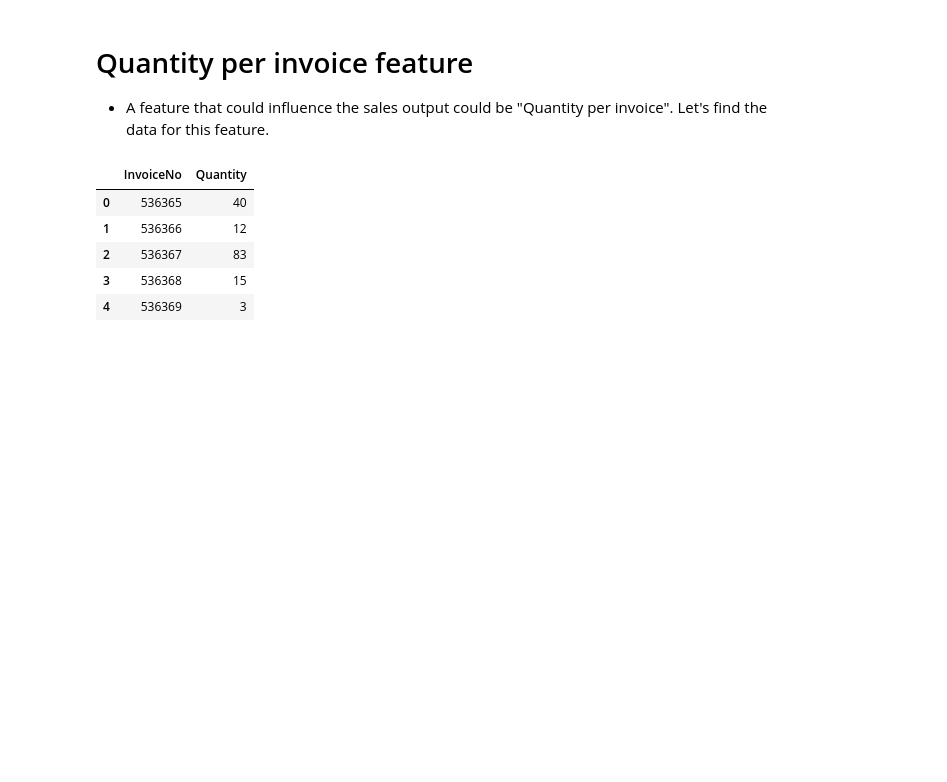
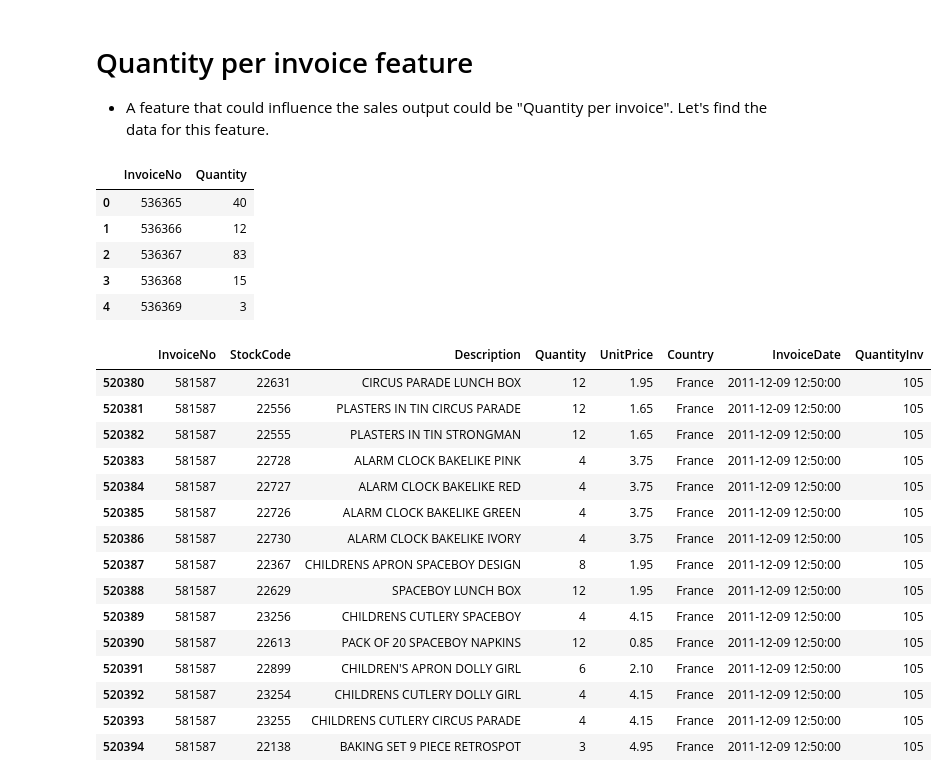
Before and after one commit to AmirMotefaker/Predicting-Sales-Ecommerce, a Jupyter notebook: predicting-sales-ecommerce.ipynb, the cells around one changed output. Saved outputs shown, nothing was run; the diff lists cells and outputs as text; code cells hidden in the pictures; blank space fills up the shorter version.

```diff
--- a/predicting-sales-ecommerce.ipynb
+++ b/predicting-sales-ecommerce.ipynb
@@ -615,3 +615,25 @@ df_join.head()
 | 2 | 536367 | 83 |
 | 3 | 536368 | 15 |
 | 4 | 536369 | 3 |
+# %%
+df_clean['InvoiceDate'] = df_clean.index
+df_clean = df_clean.merge(df_join, how='left', on='InvoiceNo')
+df_clean = df_clean.rename(columns={'Quantity_x' : 'Quantity', 'Quantity_y' : 'QuantityInv'})
+df_clean.tail(15)
+# %% [output]
+|  | InvoiceNo | StockCode | Description | Quantity | UnitPrice | Country | InvoiceDate | QuantityInv |
+| 520380 | 581587 | 22631 | CIRCUS PARADE LUNCH BOX | 12 | 1.95 | France | 2011-12-09 12:50:00 | 105 |
+| 520381 | 581587 | 22556 | PLASTERS IN TIN CIRCUS PARADE | 12 | 1.65 | France | 2011-12-09 12:50:00 | 105 |
+| 520382 | 581587 | 22555 | PLASTERS IN TIN STRONGMAN | 12 | 1.65 | France | 2011-12-09 12:50:00 | 105 |
+| 520383 | 581587 | 22728 | ALARM CLOCK BAKELIKE PINK | 4 | 3.75 | France | 2011-12-09 12:50:00 | 105 |
+| 520384 | 581587 | 22727 | ALARM CLOCK BAKELIKE RED | 4 | 3.75 | France | 2011-12-09 12:50:00 | 105 |
+| 520385 | 581587 | 22726 | ALARM CLOCK BAKELIKE GREEN | 4 | 3.75 | France | 2011-12-09 12:50:00 | 105 |
+| 520386 | 581587 | 22730 | ALARM CLOCK BAKELIKE IVORY | 4 | 3.75 | France | 2011-12-09 12:50:00 | 105 |
+| 520387 | 581587 | 22367 | CHILDRENS APRON SPACEBOY DESIGN | 8 | 1.95 | France | 2011-12-09 12:50:00 | 105 |
+| 520388 | 581587 | 22629 | SPACEBOY LUNCH BOX | 12 | 1.95 | France | 2011-12-09 12:50:00 | 105 |
+| 520389 | 581587 | 23256 | CHILDRENS CUTLERY SPACEBOY | 4 | 4.15 | France | 2011-12-09 12:50:00 | 105 |
+| 520390 | 581587 | 22613 | PACK OF 20 SPACEBOY NAPKINS | 12 | 0.85 | France | 2011-12-09 12:50:00 | 105 |
+| 520391 | 581587 | 22899 | CHILDREN'S APRON DOLLY GIRL | 6 | 2.10 | France | 2011-12-09 12:50:00 | 105 |
+| 520392 | 581587 | 23254 | CHILDRENS CUTLERY DOLLY GIRL | 4 | 4.15 | France | 2011-12-09 12:50:00 | 105 |
+| 520393 | 581587 | 23255 | CHILDRENS CUTLERY CIRCUS PARADE | 4 | 4.15 | France | 2011-12-09 12:50:00 | 105 |
+| 520394 | 581587 | 22138 | BAKING SET 9 PIECE RETROSPOT | 3 | 4.95 | France | 2011-12-09 12:50:00 | 105 |
```
Also changed, not shown: parts of 1 cell of this notebook.
